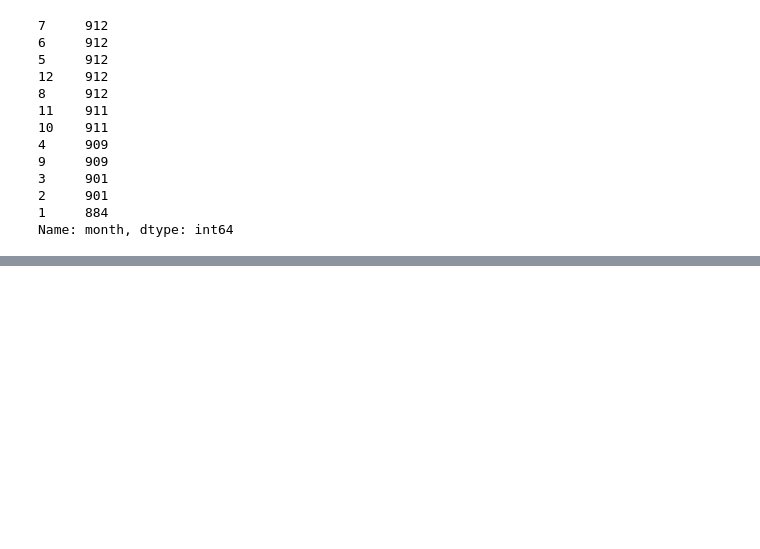
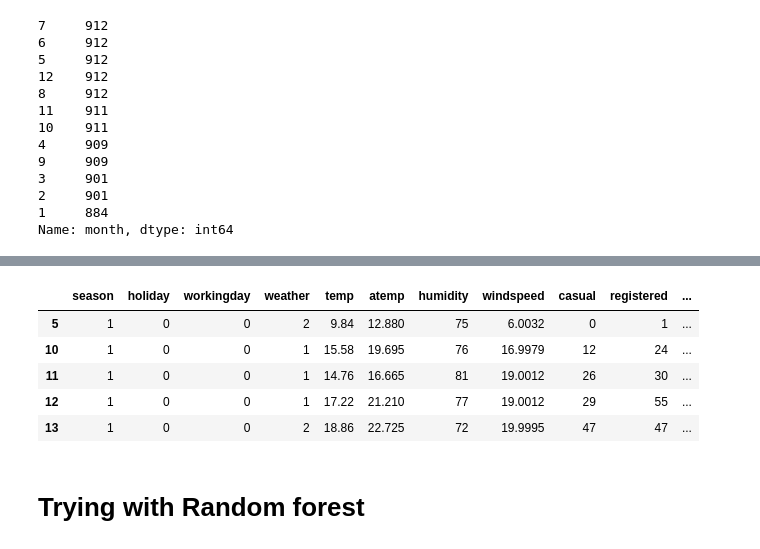
Before and after one commit to akhil111/bootcamp_mini_project, a Jupyter notebook: final_version.ipynb, the cells around one changed output, grey strips where cells are left out. Saved outputs shown, nothing was run; the diff lists cells and outputs as text; code cells hidden in the pictures; blank space fills up the shorter version.

```diff
--- a/final_version.ipynb
+++ b/final_version.ipynb
@@ -160,0 +213,11 @@ plt.show()
+# %%
+russia=df_WithoutOutliers[df_WithoutOutliers['windspeed']!=0]
+# %%
+russia.head()
+# %% [output]
+|  | season | holiday | workingday | weather | temp | atemp | humidity | windspeed | casual | registered | ... |
+| 5 | 1 | 0 | 0 | 2 | 9.84 | 12.880 | 75 | 6.0032 | 0 | 1 | ... |
+| 10 | 1 | 0 | 0 | 1 | 15.58 | 19.695 | 76 | 16.9979 | 12 | 24 | ... |
+| 11 | 1 | 0 | 0 | 1 | 14.76 | 16.665 | 81 | 19.0012 | 26 | 30 | ... |
+| 12 | 1 | 0 | 0 | 1 | 17.22 | 21.210 | 77 | 19.0012 | 29 | 55 | ... |
+| 13 | 1 | 0 | 0 | 2 | 18.86 | 22.725 | 72 | 19.9995 | 47 | 47 | ... |
@@ -160,0 +238,2 @@ plt.show()
+# %% [markdown]
+# Trying with Random forest
```
Also changed, not shown: parts of 24 cells of this notebook.
